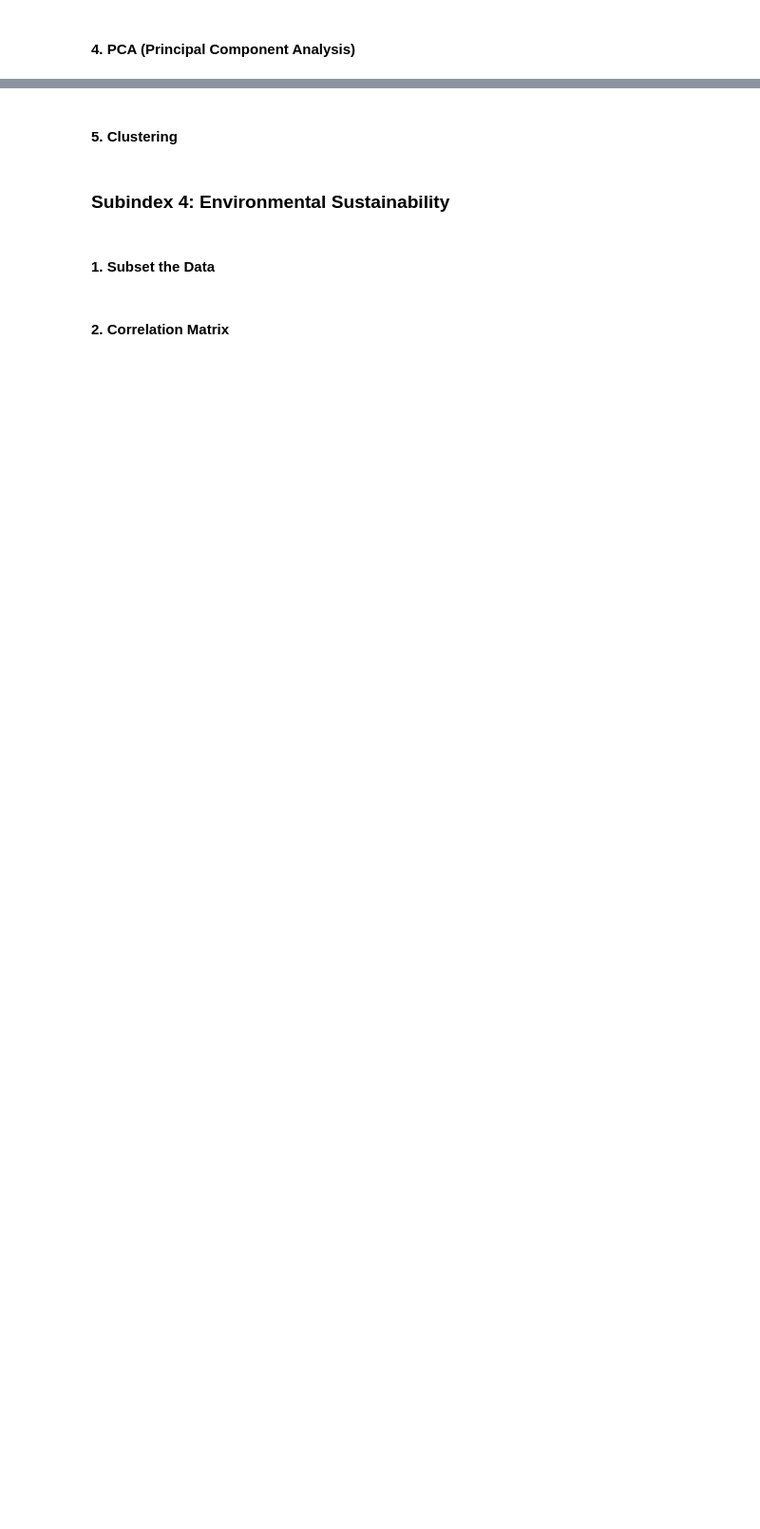
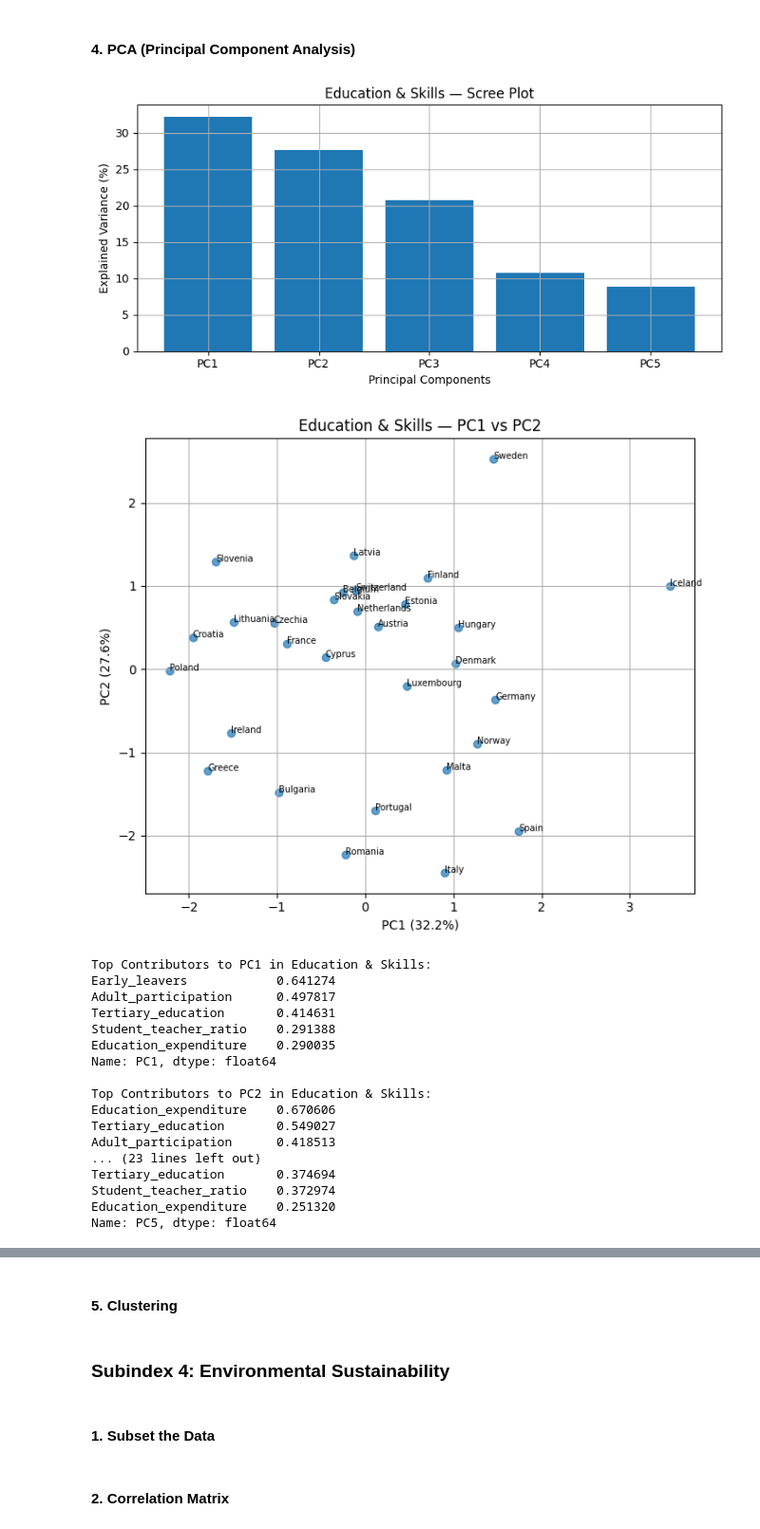
Before and after one commit to RaveenaRathnam/Composite_Index_DAV, a Jupyter notebook: index.ipynb, the cells around one changed output, grey strips where cells are left out. Shown at 95% size. Drawn from its saved outputs; the diff is of its cells as text; code cells hidden in the pictures; blank space fills up the shorter version.

```diff
--- a/index.ipynb
+++ b/index.ipynb
@@ -1005,2 +1064,24 @@ for var1, var2 in combinations(edu_vars, 2):
 # %% [markdown]
 #### 4. PCA (Principal Component Analysis)
+# %%
+edu_pca_df = run_pca_on_subindex(standardized_df, edu_vars, "Education & Skills")
+# %% [output]
+[figure, added]
+[figure, added]
+Top Contributors to PC1 in Education & Skills:
+Early_leavers            0.641274
+Adult_participation      0.497817
+Tertiary_education       0.414631
+Student_teacher_ratio    0.291388
+Education_expenditure    0.290035
+Name: PC1, dtype: float64
+
+Top Contributors to PC2 in Education & Skills:
+Education_expenditure    0.670606
+Tertiary_education       0.549027
+Adult_participation      0.418513
+... (23 lines left out)
+Tertiary_education       0.374694
+Student_teacher_ratio    0.372974
+Education_expenditure    0.251320
+Name: PC5, dtype: float64
```
Also changed, not shown: parts of 8 cells of this notebook.
